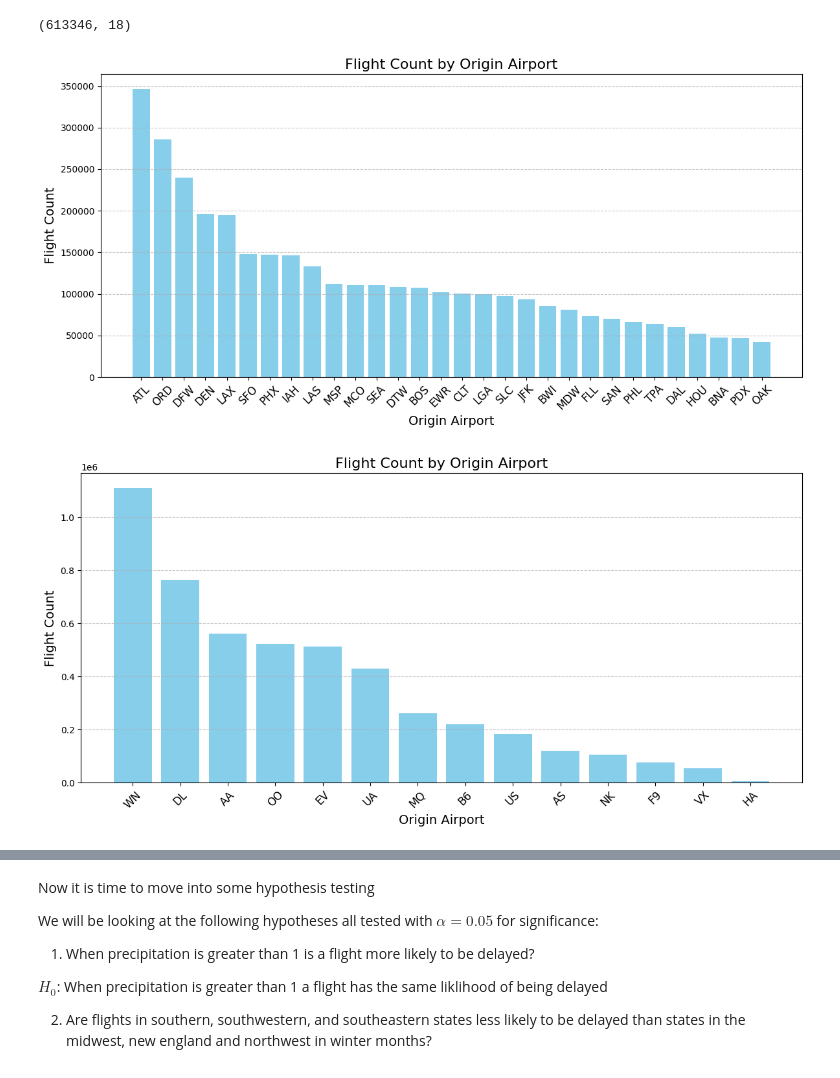
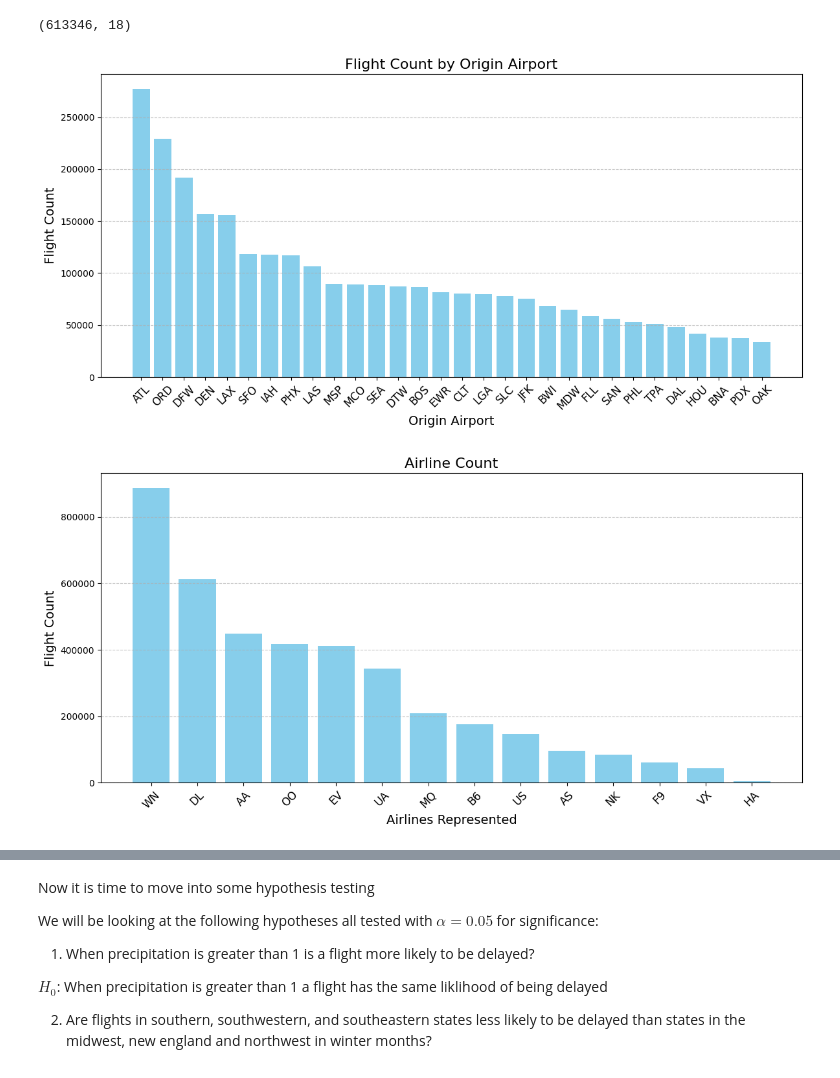
Before and after one commit to Neyhar/CIS-545-Final-Project, a Jupyter notebook: FinalProject.ipynb, the cells around one changed output, grey strips where cells are left out. Cells and saved outputs as stored; diff of their text form; code cells hidden in the pictures.

```diff
--- a/FinalProject.ipynb
+++ b/FinalProject.ipynb
@@ -186,5 +186,8 @@ result_df2
 '\nresult_df2 = flights_df.join(\n    weather_df,\n    left_on=["COUNTY_NAME", "date"],\n    right_on=["county_name", "date"],\n    how="inner"\n)\n\nresult_df2\n'
 # %%
 result_important_df = result_df.filter(pl.col('tavg').is_not_null())
+result_important_df = result_important_df.with_columns(
+    (pl.col('DEPARTURE_DELAY') + pl.col('ARRIVAL_DELAY')).alias('TOTAL_DELAY')
+)
 result_important_df
 # %% [output]
@@ -294,7 +297,7 @@ print(df_ppt_filtered.shape)
 [figure]
 (613346, 18)
 # %%
-origin_counts = result_important_df.group_by("ORIGIN_AIRPORT").count()
+origin_counts = X_train.group_by("ORIGIN_AIRPORT").count()
 origin_counts_pd = origin_counts.to_pandas()
 origin_counts_pd = origin_counts_pd.sort_values(by="count", ascending=False)
 top_30 = origin_counts_pd.head(30)
@@ -310,21 +313,20 @@ plt.grid(axis="y", linestyle="--", alpha=0.7)
 plt.tight_layout()
 plt.show()
 # %% [output]
-[figure, old version]
+[figure, new version]
 # %%
-airline_counts = result_important_df.group_by("AIRLINE").count()
+airline_counts = X_train.group_by("AIRLINE").count()
 airline_counts = airline_counts.to_pandas()
 airline_counts = airline_counts.sort_values(by="count", ascending=False)
 
-# Plot the bar chart
 plt.figure(figsize=(12, 6))
 plt.bar(airline_counts["AIRLINE"], airline_counts["count"], color="skyblue")
 plt.xlabel("Airlines Represented", fontsize=14)
 plt.ylabel("Flight Count", fontsize=14)
 plt.title("Airline Count", fontsize=16)
 plt.xticks(rotation=45, fontsize=12)
 plt.grid(axis="y", linestyle="--", alpha=0.7)
 plt.tight_layout()
 plt.show()
 # %% [output]
-[figure, old version]
+[figure, new version]
```
Also changed, not shown: parts of 8 cells of this notebook.
